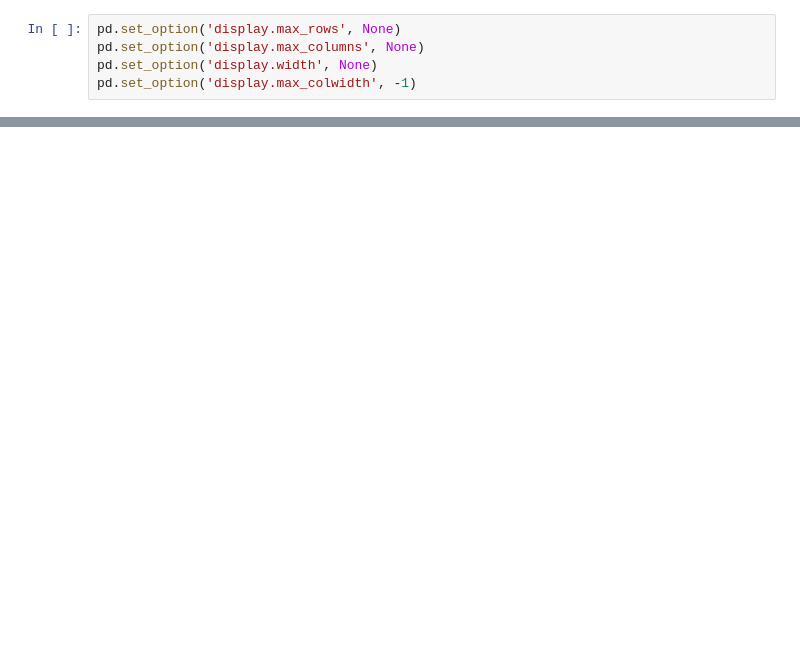
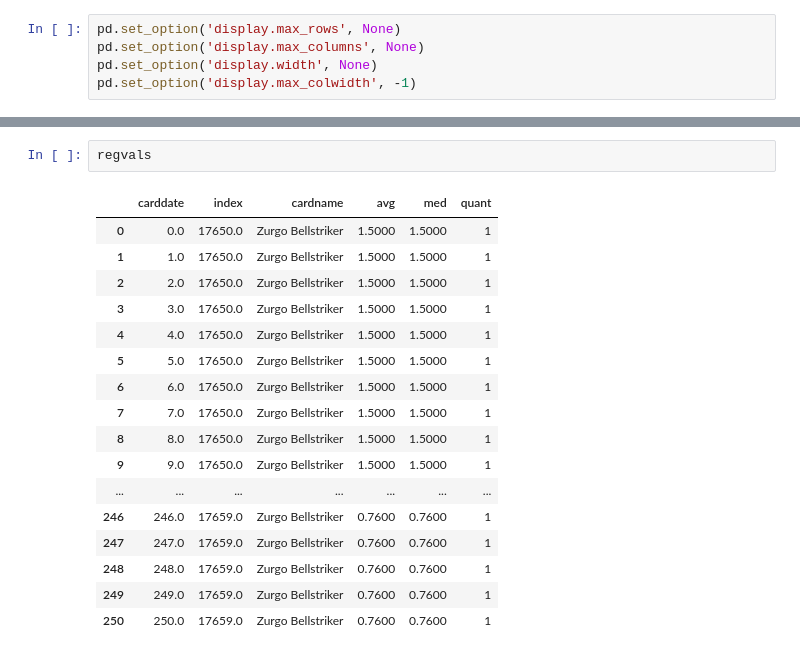
Before and after one commit to dsull800/publicmtgpricedb, a Jupyter notebook: Analysis.ipynb, the cells around one changed output, grey strips where cells are left out. Drawn from its saved outputs; the diff is of its cells as text; blank space fills up the shorter version.

```diff
--- a/Analysis.ipynb
+++ b/Analysis.ipynb
@@ -120,0 +120,20 @@ coefdf.dropna(thresh=2).sort_values(by=3,axis=0)
+# %%
+regvals
+# %% [output]
+|  | carddate | index | cardname | avg | med | quant |
+| 0 | 0.0 | 17650.0 | Zurgo Bellstriker | 1.5000 | 1.5000 | 1 |
+| 1 | 1.0 | 17650.0 | Zurgo Bellstriker | 1.5000 | 1.5000 | 1 |
+| 2 | 2.0 | 17650.0 | Zurgo Bellstriker | 1.5000 | 1.5000 | 1 |
+| 3 | 3.0 | 17650.0 | Zurgo Bellstriker | 1.5000 | 1.5000 | 1 |
+| 4 | 4.0 | 17650.0 | Zurgo Bellstriker | 1.5000 | 1.5000 | 1 |
+| 5 | 5.0 | 17650.0 | Zurgo Bellstriker | 1.5000 | 1.5000 | 1 |
+| 6 | 6.0 | 17650.0 | Zurgo Bellstriker | 1.5000 | 1.5000 | 1 |
+| 7 | 7.0 | 17650.0 | Zurgo Bellstriker | 1.5000 | 1.5000 | 1 |
+| 8 | 8.0 | 17650.0 | Zurgo Bellstriker | 1.5000 | 1.5000 | 1 |
+| 9 | 9.0 | 17650.0 | Zurgo Bellstriker | 1.5000 | 1.5000 | 1 |
+| ... | ... | ... | ... | ... | ... | ... |
+| 246 | 246.0 | 17659.0 | Zurgo Bellstriker | 0.7600 | 0.7600 | 1 |
+| 247 | 247.0 | 17659.0 | Zurgo Bellstriker | 0.7600 | 0.7600 | 1 |
+| 248 | 248.0 | 17659.0 | Zurgo Bellstriker | 0.7600 | 0.7600 | 1 |
+| 249 | 249.0 | 17659.0 | Zurgo Bellstriker | 0.7600 | 0.7600 | 1 |
+| 250 | 250.0 | 17659.0 | Zurgo Bellstriker | 0.7600 | 0.7600 | 1 |
```
Also changed, not shown: parts of 6 cells of this notebook.
